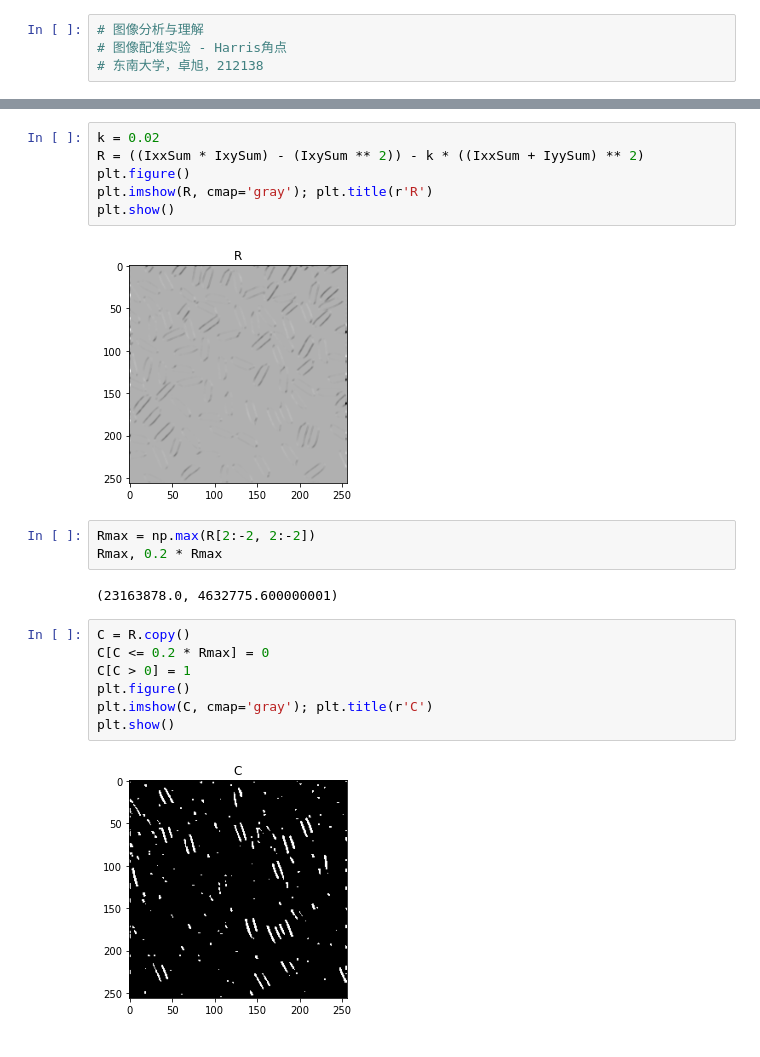
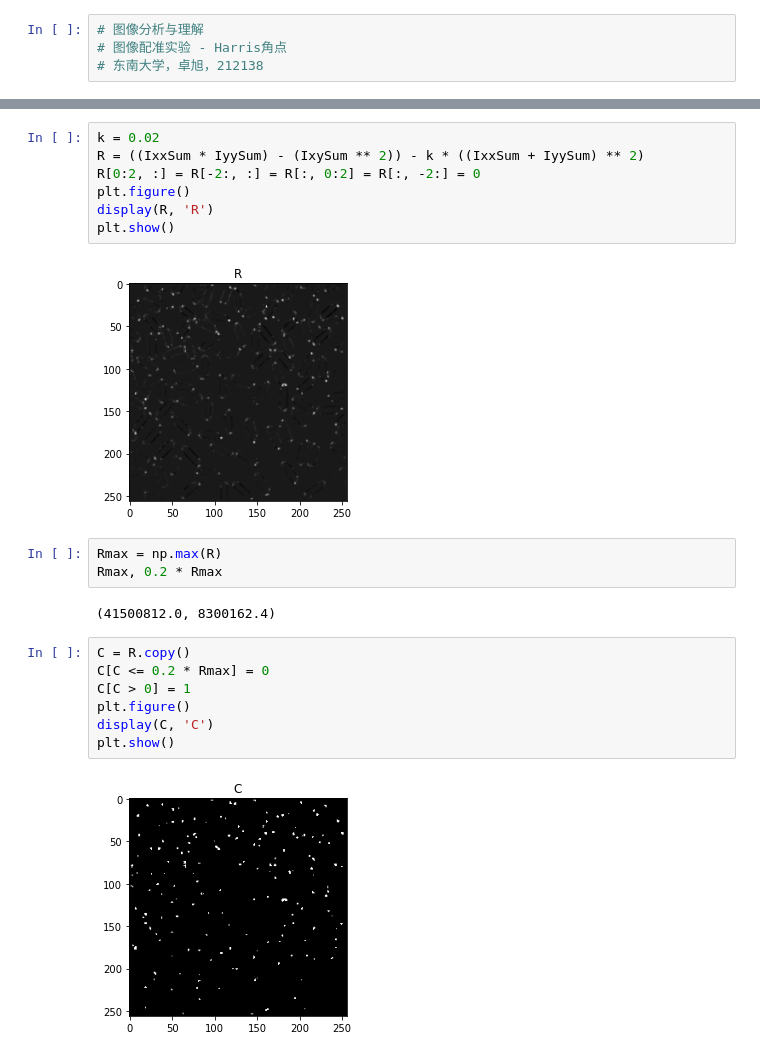
Before and after one commit to z0gSh1u/seu-iau, a Jupyter notebook: registration/harris.ipynb, the cells around one changed output, grey strips where cells are left out. Drawn from its saved outputs; the diff is of its cells as text.

```diff
--- a/registration/harris.ipynb
+++ b/registration/harris.ipynb
@@ -49,26 +49,27 @@ plt.show()
 [figure]
 # %%
 k = 0.02
-R = ((IxxSum * IxySum) - (IxySum ** 2)) - k * ((IxxSum + IyySum) ** 2)
+R = ((IxxSum * IyySum) - (IxySum ** 2)) - k * ((IxxSum + IyySum) ** 2)
+R[0:2, :] = R[-2:, :] = R[:, 0:2] = R[:, -2:] = 0
 plt.figure()
-plt.imshow(R, cmap='gray'); plt.title(r'R')
+display(R, 'R')
 plt.show()
 # %% [output]
-[figure, old version]
+[figure, new version]
 # %%
-Rmax = np.max(R[2:-2, 2:-2])
+Rmax = np.max(R)
 Rmax, 0.2 * Rmax
 # %% [output]
-(23163878.0, 4632775.600000001)
+(41500812.0, 8300162.4)
 # %%
 C = R.copy()
 C[C <= 0.2 * Rmax] = 0
 C[C > 0] = 1
 plt.figure()
-plt.imshow(C, cmap='gray'); plt.title(r'C')
+display(C, 'C')
 plt.show()
 # %% [output]
-[figure, old version]
+[figure, new version]
 # %%
 blend = np.array([np.clip(I + C * 255, 0, 255), I, I]).astype(np.uint8)
 plt.figure()
```
Also changed, not shown: parts of 6 cells of this notebook, 6 other files.
